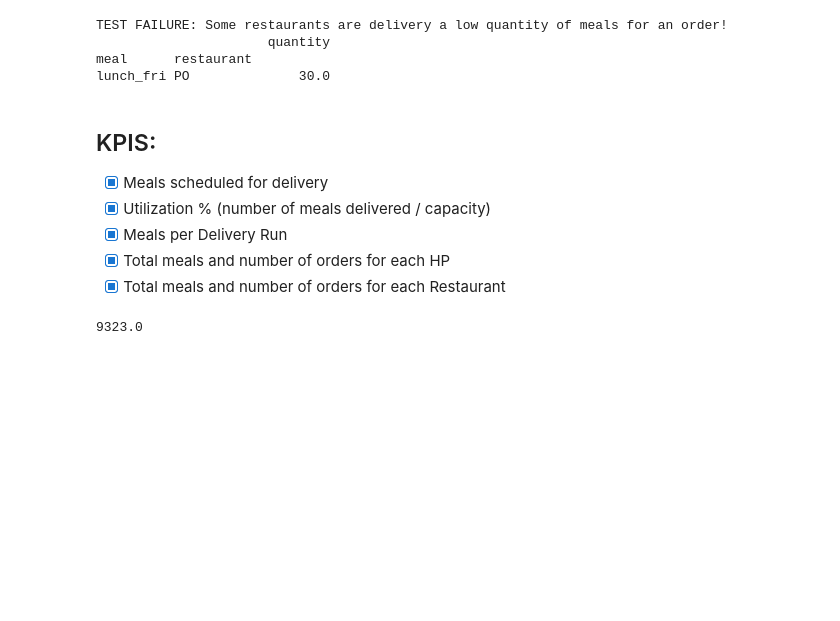
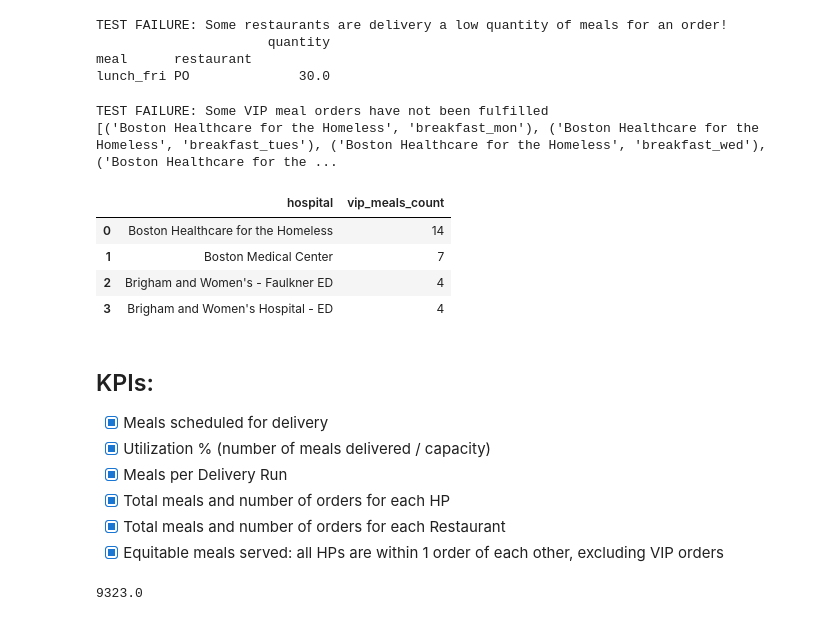
Before and after one commit to wilkesybear/otp-scheduler, a Jupyter notebook: src/notebooks/Sandbox.ipynb, the cells around one changed output. Cells and saved outputs as stored; diff of their text form; code cells hidden in the pictures; blank space fills up the shorter version.

```diff
--- a/src/notebooks/Sandbox.ipynb
+++ b/src/notebooks/Sandbox.ipynb
@@ -30,0 +30,4 @@ schedule = hospitals.iloc[:, 5:]
+# %%
+vip_hospitals = sort_schedule(parse.parse_from_hospital_requests_csv('../../examples/boston/20200405/vips.csv'))
+vip_schedule = vip_hospitals.iloc[:, 5:]
+vip_schedule.shape
@@ -146,3 +154,21 @@ days_worked.columns = ['restaurant', 'Days Worked']
 days_with_capacity = days_worked.merge(restaurants[['max_days_per_week']], left_on='restaurant', right_on='code')
 days_over_capacity = days_with_capacity[days_with_capacity['Days Worked'] > days_with_capacity['max_days_per_week']]
 test(too_many_dropoffs.empty, 'Some restaurants are working more days than requested this week', days_over_capacity)
+# %%
+# Ensure all VIP orders are fulfilled
+vip_schedule_dense = vip_schedule.dropna(how='all', axis=0).dropna(how='all', axis=1)
+vip_schedule_dense
+vip_orders = []
+missing_meals = []
+for i, row in vip_schedule_dense.iterrows():
+    for j, val in enumerate(row):
+        if not pd.isnull(val):
+            order = meal_log[(meal_log['hospital'] == hospitals.iloc[i, 1]) & (meal_log['meal'] == vip_schedule_dense.columns[j])]
+            vip_orders.append(order)
+            if order.empty:
+                missing_meals.append((hospitals.iloc[i, 1], vip_schedule_dense.columns[j]))
+
+test(len(missing_meals) == 0, 'Some VIP meal orders have not been fulfilled', missing_meals)
+# %% [output]
+TEST FAILURE: Some VIP meal orders have not been fulfilled
+[('Boston Healthcare for the Homeless', 'breakfast_mon'), ('Boston Healthcare for the Homeless', 'breakfast_tues'), ('Boston Healthcare for the Homeless', 'breakfast_wed'), ('Boston Healthcare for the ...
@@ -148,0 +182,10 @@ test(too_many_dropoffs.empty, 'Some restaurants are working more days than reque
+# %%
+vip_orders_rollup = vip_orders_df.groupby('hospital')[['index']].count().reset_index()
+vip_orders_rollup.columns = ['hospital', 'vip_meals_count']
+vip_orders_rollup
+# %% [output]
+|  | hospital | vip_meals_count |
+| 0 | Boston Healthcare for the Homeless | 14 |
+| 1 | Boston Medical Center | 7 |
+| 2 | Brigham and Women's - Faulkner ED | 4 |
+| 3 | Brigham and Women's Hospital - ED | 4 |
@@ -149,10 +203,11 @@ test(too_many_dropoffs.empty, 'Some restaurants are working more days than reque
 # %% [markdown]
-## KPIS:
+## KPIs:
 - [X] Meals scheduled for delivery
 - [x] Utilization % (number of meals delivered / capacity)
 - [x] Meals per Delivery Run
 - [x] Total meals and number of orders for each HP
 - [x] Total meals and number of orders for each Restaurant
+- [x] Equitable meals served: all HPs are within 1 order of each other, excluding VIP orders
 # %%
 # Number of meals delivered
 meals_scheduled = meal_log['quantity'].sum()
```
Also changed, not shown: parts of 15 cells of this notebook, 1 other file.
